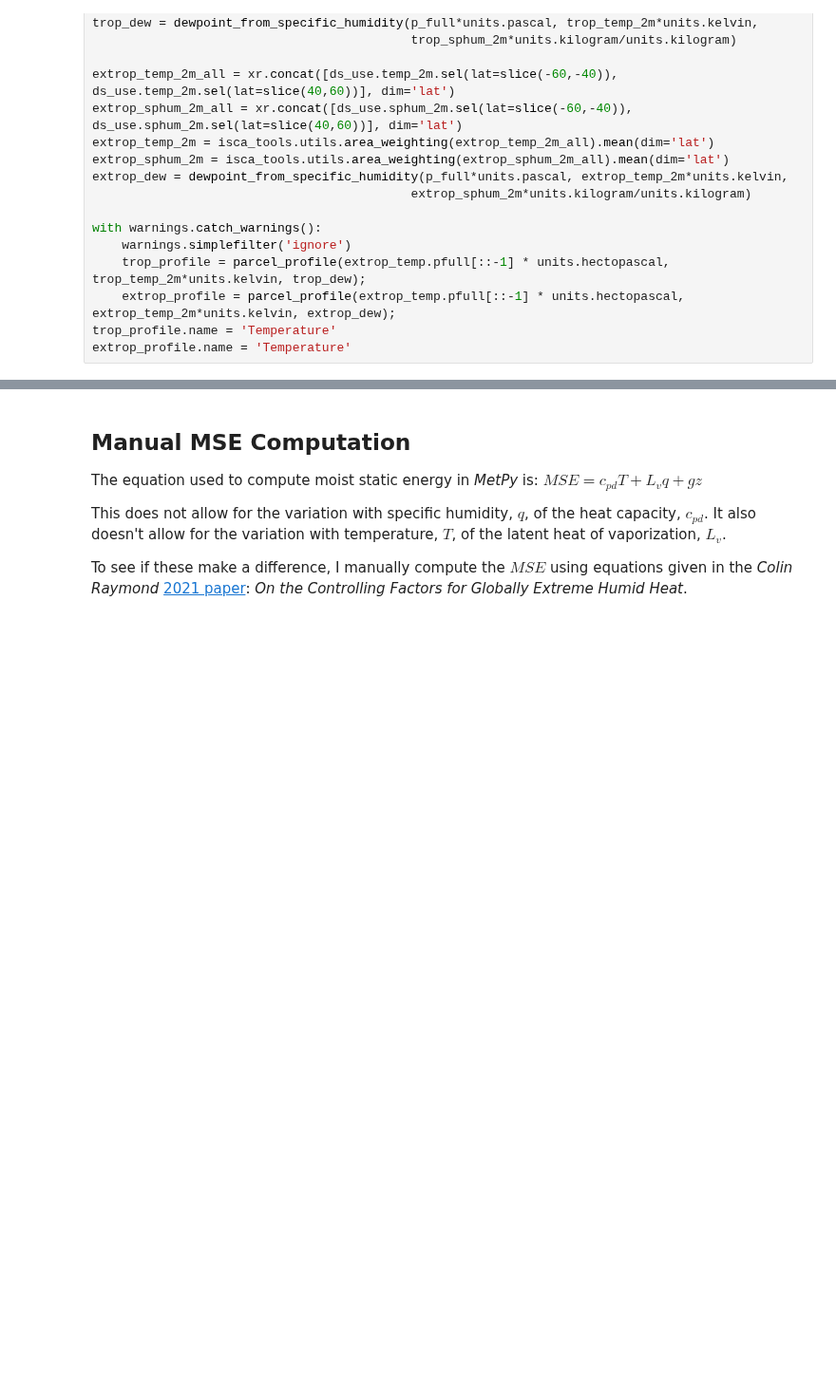
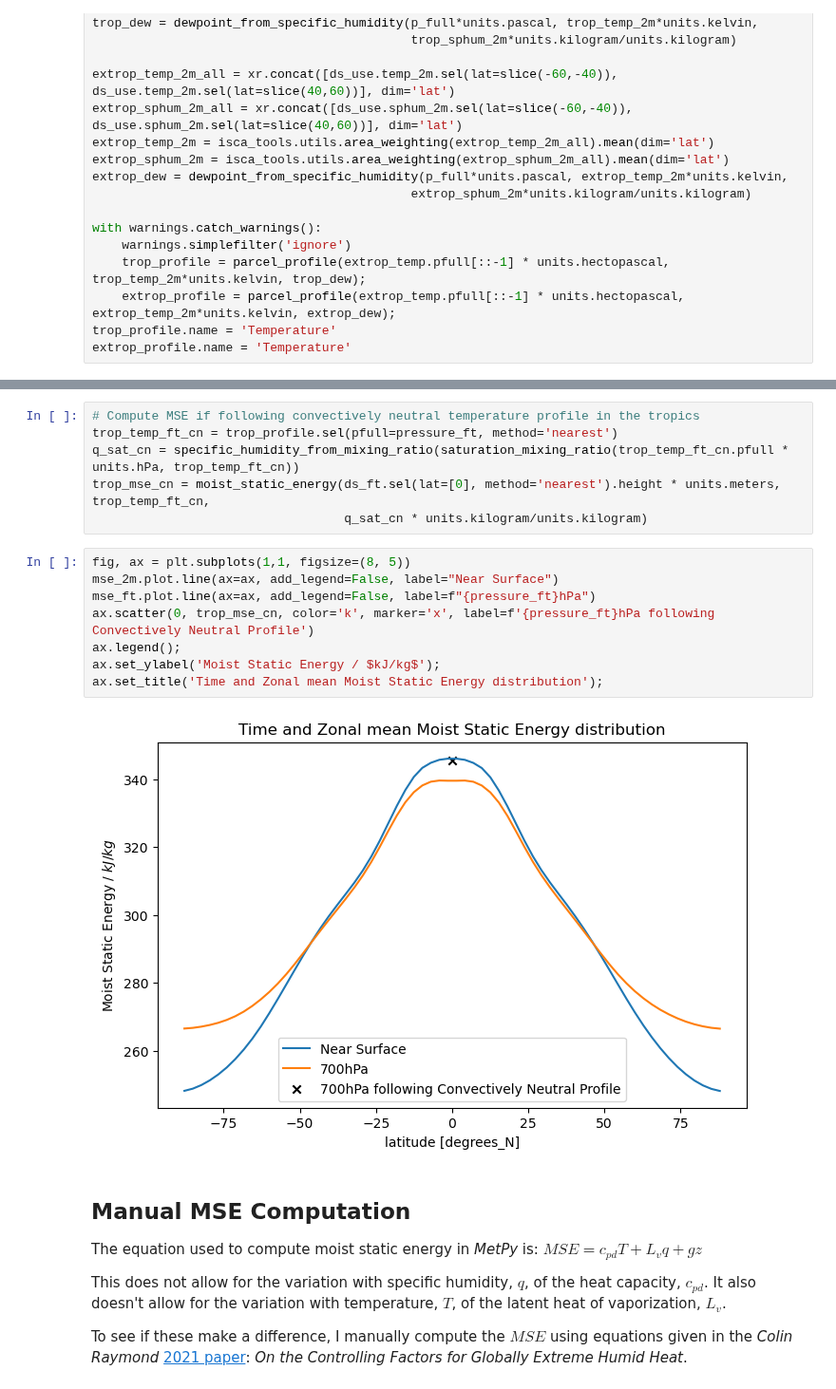
Before and after one commit to jduffield65/Isca, a Jupyter notebook: jobs/convective_coupling/aquaplanet/d5/mse_notebook.ipynb, the cells around one changed output, grey strips where cells are left out. Shown at 95% size. Drawn from its saved outputs; the diff is of its cells as text; blank space fills up the shorter version.

```diff
--- a/jobs/convective_coupling/aquaplanet/d5/mse_notebook.ipynb
+++ b/jobs/convective_coupling/aquaplanet/d5/mse_notebook.ipynb
@@ -161,3 +161,19 @@ We also see from this that the LCL is too near the surface compared to the actua
+# %%
+# Compute MSE if following convectively neutral temperature profile in the tropics
+trop_temp_ft_cn = trop_profile.sel(pfull=pressure_ft, method='nearest')
+q_sat_cn = specific_humidity_from_mixing_ratio(saturation_mixing_ratio(trop_temp_ft_cn.pfull * units.hPa, trop_temp_ft_cn))
+trop_mse_cn = moist_static_energy(ds_ft.sel(lat=[0], method='nearest').height * units.meters, trop_temp_ft_cn,
+                                  q_sat_cn * units.kilogram/units.kilogram)
+# %%
+fig, ax = plt.subplots(1,1, figsize=(8, 5))
+mse_2m.plot.line(ax=ax, add_legend=False, label="Near Surface")
+mse_ft.plot.line(ax=ax, add_legend=False, label=f"{pressure_ft}hPa")
+ax.scatter(0, trop_mse_cn, color='k', marker='x', label=f'{pressure_ft}hPa following Convectively Neutral Profile')
+ax.legend();
+ax.set_ylabel('Moist Static Energy / $kJ/kg$');
+ax.set_title('Time and Zonal mean Moist Static Energy distribution');
+# %% [output]
+[figure, added]
 # %% [markdown]
 ## Manual MSE Computation
 
```
Also changed, not shown: parts of 9 cells of this notebook, 22 other files.
